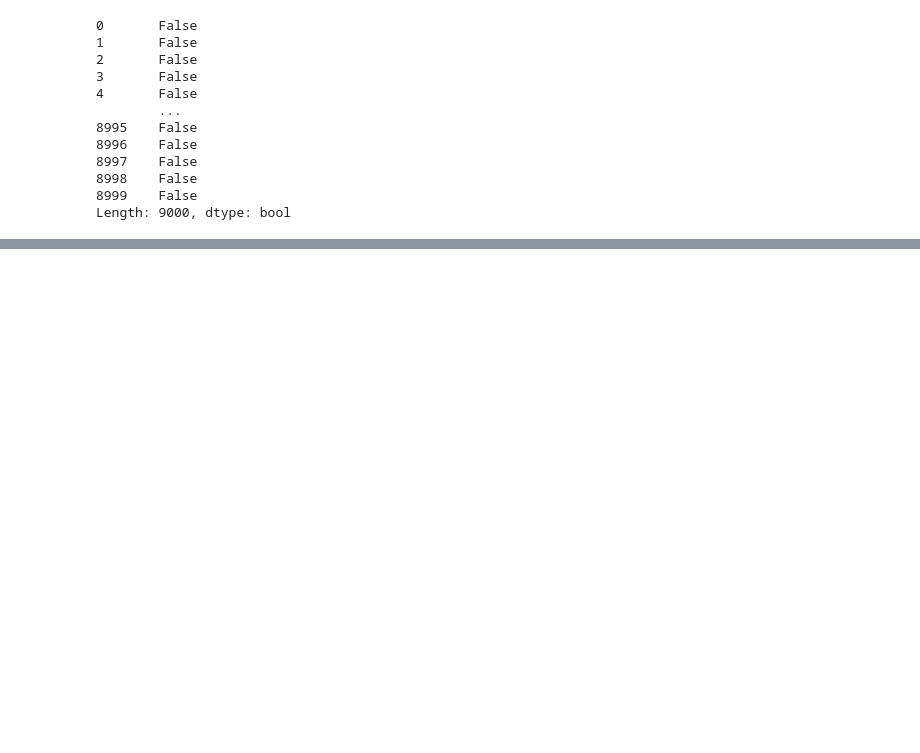
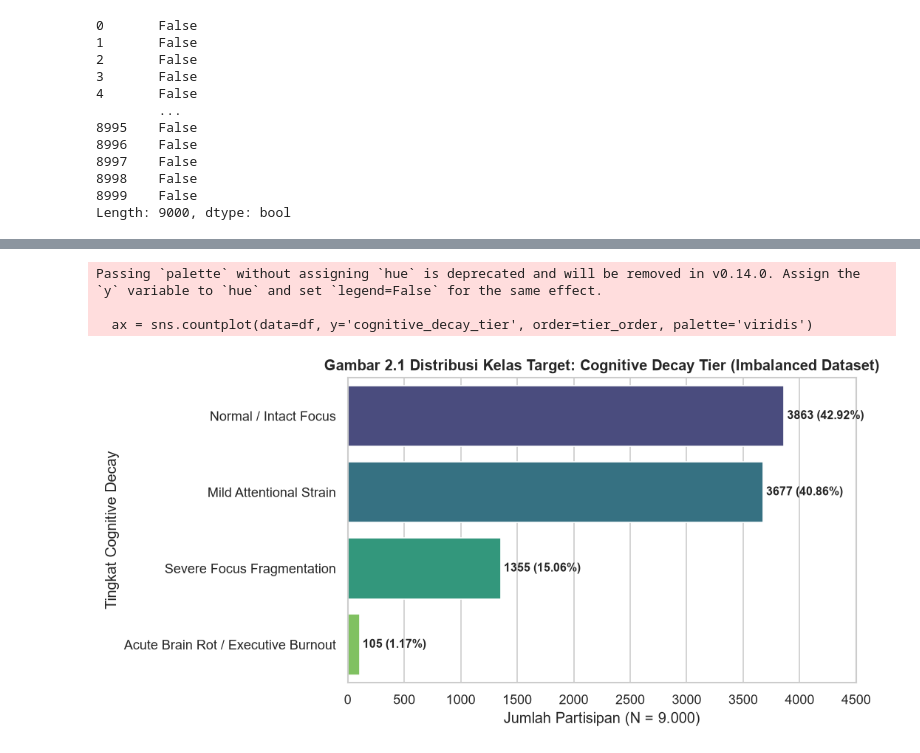
Before and after one commit to Sann11-y/analisis-pola-tidur-regresi-ridge-random-forest, a Jupyter notebook: 1_EDA_dan_Split.ipynb, the cells around one changed output, grey strips where cells are left out. Drawn from its saved outputs; the diff is of its cells as text; code cells hidden in the pictures; blank space fills up the shorter version.

```diff
--- a/1_EDA_dan_Split.ipynb
+++ b/1_EDA_dan_Split.ipynb
@@ -194,0 +124,6 @@ Fitur-fitur dalam dataset ini dikelompokkan secara logis ke dalam beberapa kateg
+# %%
+# Konfigurasi tampilan tabel dan grafik
+pd.set_option('display.max_columns', None)
+pd.set_option('display.width', 1000)
+sns.set_theme(style="whitegrid", palette="muted")
+plt.rcParams['figure.dpi'] = 120
@@ -194,0 +218,28 @@ Fitur-fitur dalam dataset ini dikelompokkan secara logis ke dalam beberapa kateg
+# %%
+# Visualisasi 1: Bar Chart Ketimpangan Kelas Target (Severe Class Imbalance)
+plt.figure(figsize=(9, 4.5))
+tier_order = [
+    'Normal / Intact Focus',
+    'Mild Attentional Strain',
+    'Severe Focus Fragmentation',
+    'Acute Brain Rot / Executive Burnout'
+]
+ax = sns.countplot(data=df, y='cognitive_decay_tier', order=tier_order, palette='viridis')
+plt.title('Gambar 2.1 Distribusi Kelas Target: Cognitive Decay Tier (Imbalanced Dataset)', fontsize=12, fontweight='bold')
+plt.xlabel('Jumlah Partisipan (N = 9.000)')
+plt.ylabel('Tingkat Cognitive Decay')
+
+for patch in ax.patches:
+    count_val = int(patch.get_width())
+    pct_val = (count_val / len(df)) * 100
+    ax.annotate(f' {count_val} ({pct_val:.2f}%)',
+                (count_val, patch.get_y() + patch.get_height() / 2),
+                va='center', fontsize=9.5, fontweight='bold')
+plt.xlim(0, 4500)
+plt.tight_layout()
+plt.show()
+# %% [output]
+Passing `palette` without assigning `hue` is deprecated and will be removed in v0.14.0. Assign the `y` variable to `hue` and set `legend=False` for the same effect.
+
+  ax = sns.countplot(data=df, y='cognitive_decay_tier', order=tier_order, palette='viridis')
+[figure, added]
```
Also changed, not shown: parts of 7 cells of this notebook.
